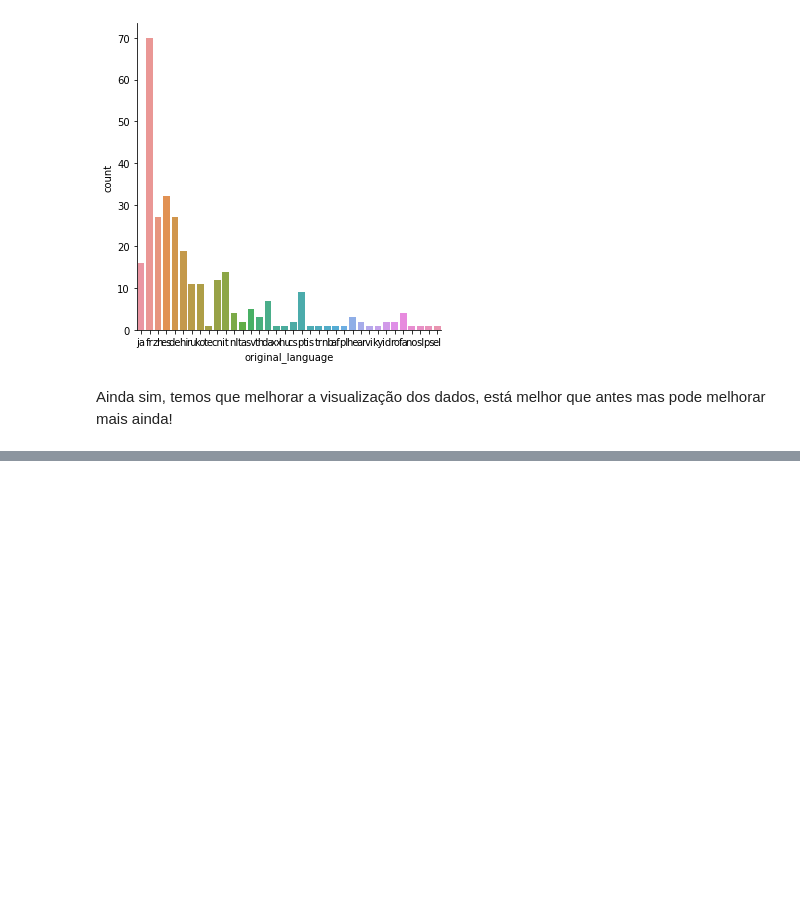
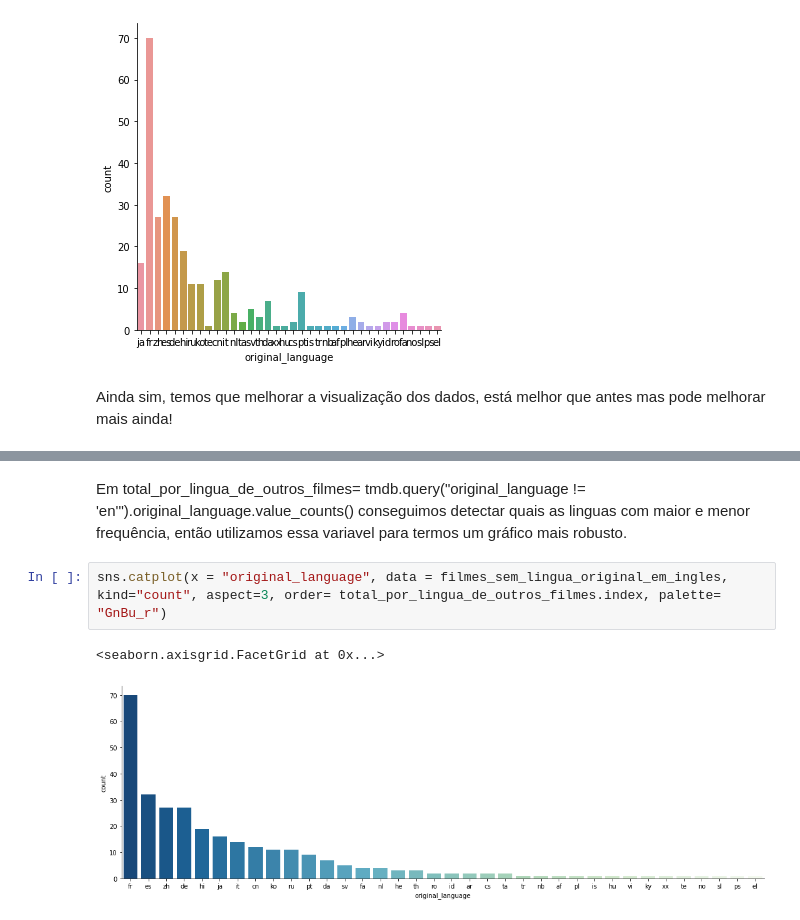
Before and after one commit to Sterwinxs/Formacao-Data-Science, a Jupyter notebook: Data_Science.ipynb, the cells around one changed output, grey strips where cells are left out. Saved outputs shown, nothing was run; the diff lists cells and outputs as text; blank space fills up the shorter version.

```diff
--- a/Data_Science.ipynb
+++ b/Data_Science.ipynb
@@ -273,0 +286,7 @@ Ainda sim, temos que melhorar a visualização dos dados, está melhor que antes
+# %% [markdown]
+Em total_por_lingua_de_outros_filmes= tmdb.query("original_language != 'en'").original_language.value_counts() conseguimos detectar quais as linguas com maior e menor frequência, então utilizamos essa variavel para termos um gráfico mais robusto.
+# %%
+sns.catplot(x = "original_language", data = filmes_sem_lingua_original_em_ingles, kind="count", aspect=3, order= total_por_lingua_de_outros_filmes.index, palette= "GnBu_r")
+# %% [output]
+<seaborn.axisgrid.FacetGrid at 0x...>
+[figure, added]
```
Also changed, not shown: parts of 3 cells of this notebook.
